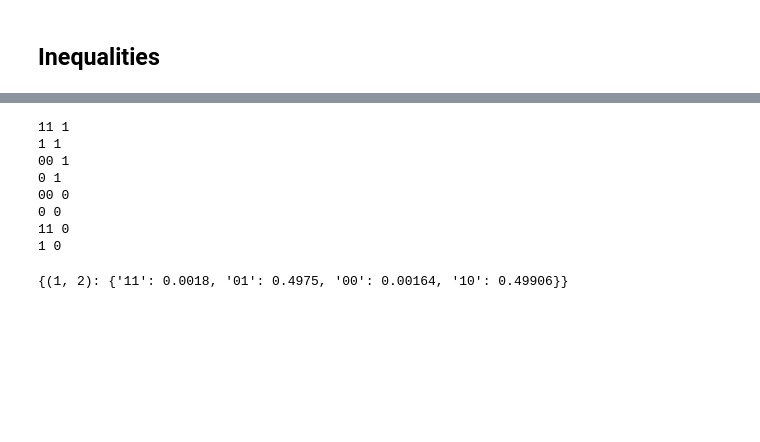
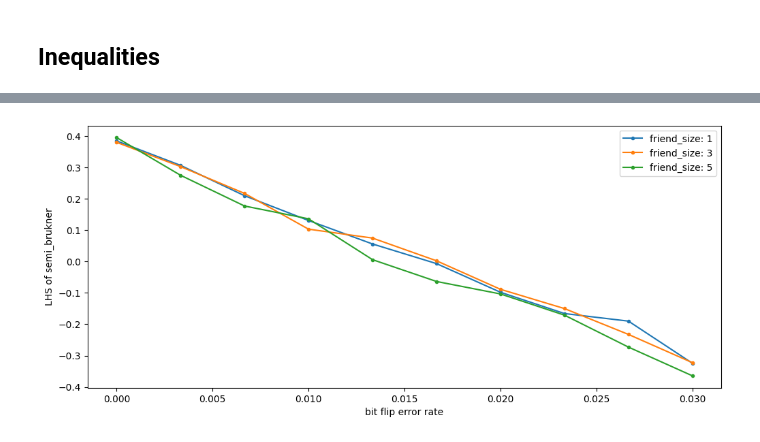
Before and after one commit to unitaryfund/wigners_friend, a Jupyter notebook: notebooks/ewfs_measurements.ipynb, the cells around one changed output, grey strips where cells are left out. Cells and saved outputs as stored; diff of their text form; code cells hidden in the pictures; blank space fills up the shorter version.

```diff
--- a/notebooks/ewfs_measurements.ipynb
+++ b/notebooks/ewfs_measurements.ipynb
@@ -537,5 +506,0 @@ plt.plot(semi_brukner_decoded_results)
-# %%
-noise_bit_flip = bitflip_model(0.01)
-size=2
-results = generate_all_experiments(backend=BACKEND, noise_model=noise_bit_flip, shots=SHOTS, angles=ANGLES, beta=BETA, charlie_size=size, debbie_size=size)
-compute_inequalities(decode_results(results, charlie_size=size, debbie_size=size), charlie_size=1, debbie_size=1, verbose=True)
@@ -634,13 +506,0 @@ decode_results(results, charlie_size=size, debbie_size=size)
-# %%
-res = {(1, 2): {'111': 0.0018, '001': 0.4975, '000': 0.00164, '110': 0.49906}}
-decode_results(res, charlie_size=size, debbie_size=size)
-# %% [output]
-11 1
-1 1
-00 1
-0 1
-00 0
-0 0
-11 0
-1 0
-{(1, 2): {'11': 0.0018, '01': 0.4975, '00': 0.00164, '10': 0.49906}}
@@ -737,0 +507,28 @@ def double_expect(settings: list[Setting], results: dict, charlie_size=1, debbie
+# %%
+# define bitflip noisemodel (probability of applying X gate is 1%)
+sizes = [1, 3, 5]
+ps = np.linspace(0.0, 0.03, 10)
+
+all_results = []
+
+for size in sizes:
+    semi_brukner_decoded_results=[]
+    for p in ps:
+        noise_bit_flip = bitflip_model(p)
+        results = generate_all_experiments(backend=BACKEND, noise_model=noise_bit_flip, shots=SHOTS, angles=ANGLES, beta=BETA, charlie_size=size, debbie_size=size)
+        semi_brukner_decoded = compute_inequalities(decode_results(results, charlie_size=size, debbie_size=size), verbose=False)
+        semi_brukner_decoded_results.append(semi_brukner_decoded)
+    all_results.append(semi_brukner_decoded_results)
+# %%
+#this is with decoding
+import matplotlib.pyplot as plt
+plt.figure(figsize=(12, 5))
+for i, res in enumerate(all_results):
+    plt.plot(ps, res, '.-', label=f'friend_size: {sizes[i]}')
+
+plt.legend()
+plt.xlabel('bit flip error rate')
+plt.ylabel('LHS of semi_brukner')
+plt.show()
+# %% [output]
+[figure, added]
```
Also changed, not shown: parts of 23 cells of this notebook, 1 other file.
